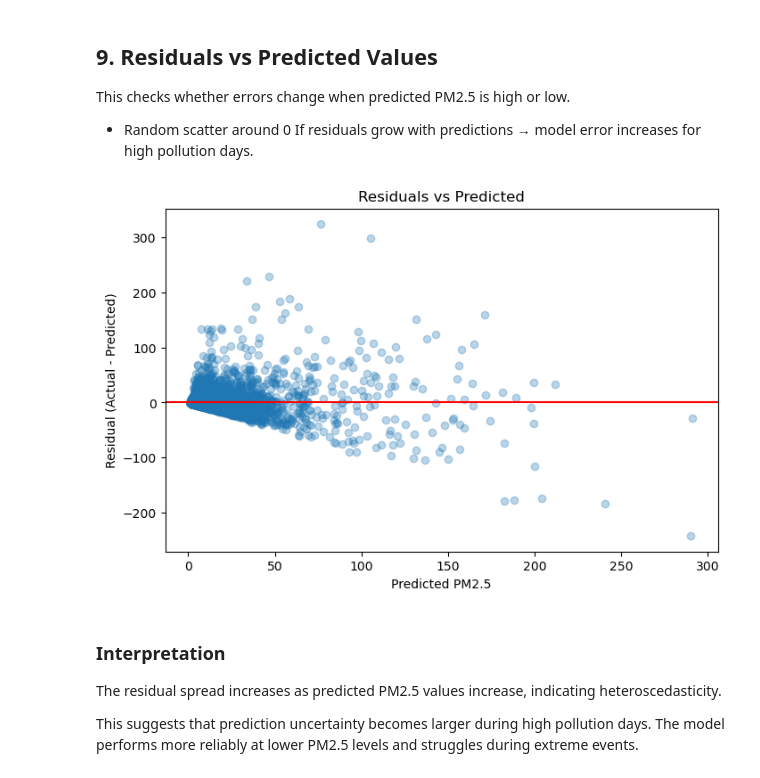
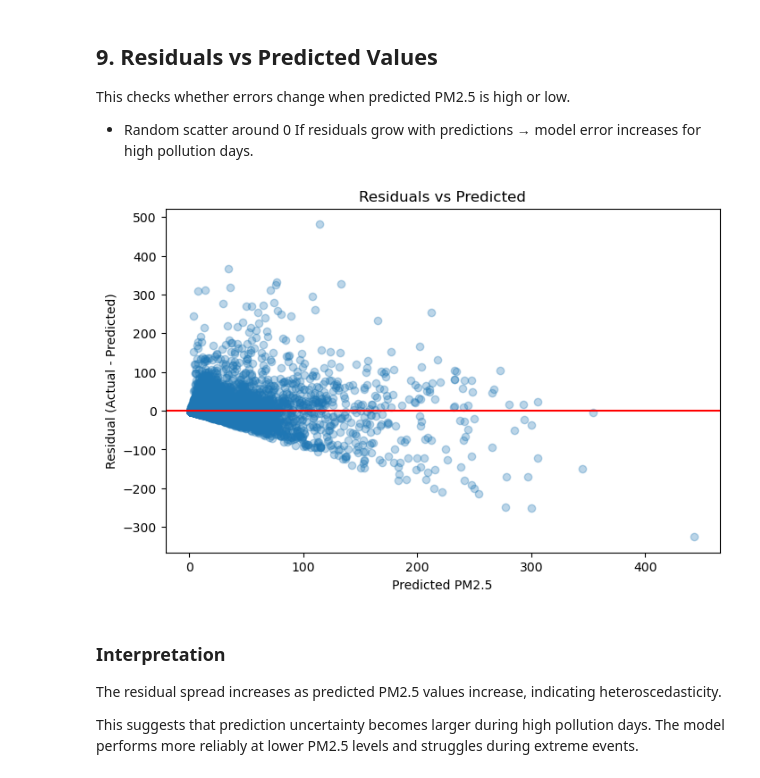
Before and after one commit to hetachavda/pm25-capstone-jupyter, a Jupyter notebook: notebooks/models/PM25_Model_Diagnostics.ipynb, the cells around one changed output. Drawn from its saved outputs; the diff is of its cells as text; code cells hidden in the pictures.

```diff
--- a/notebooks/models/PM25_Model_Diagnostics.ipynb
+++ b/notebooks/models/PM25_Model_Diagnostics.ipynb
@@ -41,20 +39,14 @@ df.head()
 We recreate lag features and season one-hot encoding so diagnostics is consistent.
 # %%
 # Lag features
-
 df["PM25_lag1"] = df.groupby("City")["PM25"].shift(1)
 df["PM25_lag7"] = df.groupby("City")["PM25"].shift(7)
 
 df["PM25_roll7_mean"] = (
     df.groupby("City")["PM25"]
-      .shift(1)
-      .rolling(7, min_periods=3)
-      .mean()
-      .reset_index(level=0, drop=True)
+      .transform(lambda s: s.shift(1).rolling(7, min_periods=3).mean())
 )
-
 # Season one-hot encoding
-
 season_dummies = pd.get_dummies(df["Season"], prefix="Season", drop_first=True)
 df = pd.concat([df, season_dummies], axis=1)
 
@@ -71,20 +63,25 @@ model_df.shape
 ## 4. Time-Based Train/Test Split
 We keep the same 80/20 split to match our baseline results.
 # %%
-split_index = int(len(model_df) * 0.8)
+cutoff = pd.Timestamp("2023-01-01")
+train_df = model_df[model_df["Date"] < cutoff].copy()
+test_df  = model_df[model_df["Date"] >= cutoff].copy()
 
-X_train = X.iloc[:split_index]
-X_test  = X.iloc[split_index:]
-
-y_train = y.iloc[:split_index]
-y_test  = y.iloc[split_index:]
+X_train = train_df[feature_cols]
+y_train = train_df["PM25"]
+X_test  = test_df[feature_cols]
+y_test  = test_df["PM25"]
 # %% [markdown]
 ## 5. Train the Model and Generate Predictions
 # %%
 lr = LinearRegression()
 lr.fit(X_train, y_train)
 
-y_pred = lr.predict(X_test)
+y_pred_train = lr.predict(X_train)
+y_pred_test  = lr.predict(X_test)
+
+train_residuals = y_train - y_pred_train
+test_residuals  = y_test  - y_pred_test
 # %% [markdown]
 ## 6. Quick Performance Check
 # %%
@@ -119,8 +116,7 @@ Residuals = Actual PM2.5 − Predicted PM2.5
 - Positive residual → model underpredicted
 - Negative residual → model overpredicted
 # %%
-residuals = y_test - y_pred
-
+residuals = test_residuals
 print("Residuals summary:")
 pd.Series(residuals).describe()
 # %% [output]
@@ -167,14 +163,14 @@ This checks whether errors change when predicted PM2.5 is high or low.
 If residuals grow with predictions → model error increases for high pollution days.
 # %%
 plt.figure(figsize=(8,5))
-plt.scatter(y_pred, residuals, alpha=0.3)
+plt.scatter(y_pred_test, residuals, alpha=0.3)
 plt.axhline(0, color="red")
 plt.title("Residuals vs Predicted")
 plt.xlabel("Predicted PM2.5")
 plt.ylabel("Residual (Actual - Predicted)")
 plt.show()
 # %% [output]
-[figure, old version]
+[figure, new version]
 # %% [markdown]
 ### Interpretation
 
```
Also changed, not shown: parts of 6 cells of this notebook, 10 other files.
